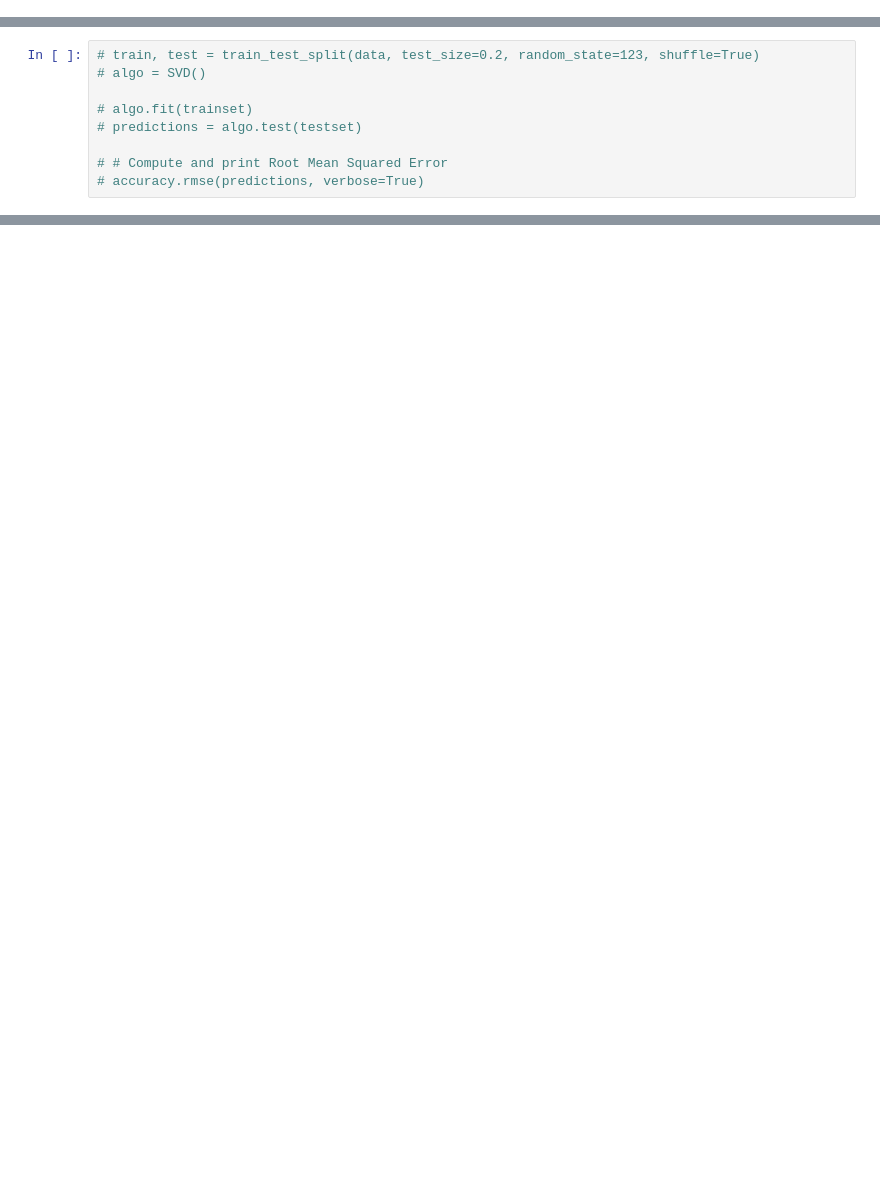
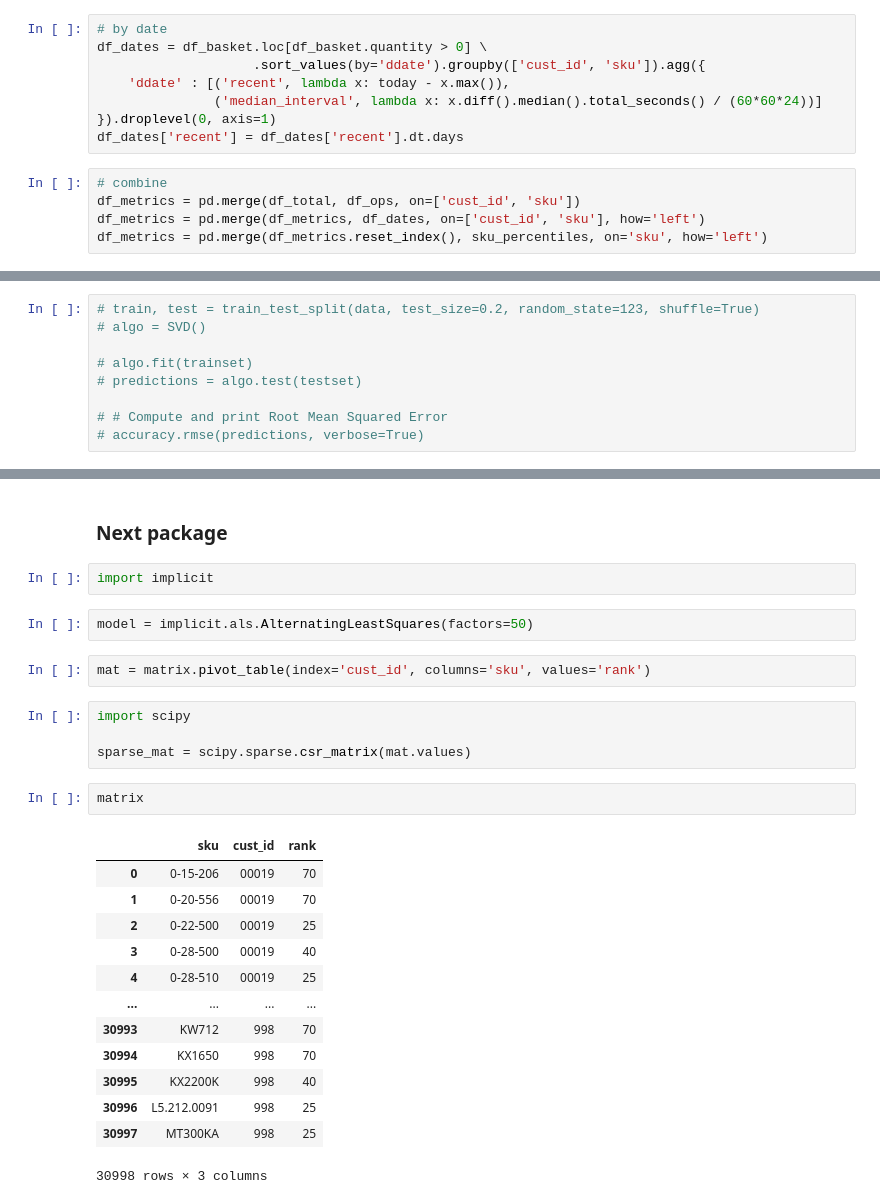
Before and after one commit to fpsawicki/42578-Advanced-Business-Analytics, a Jupyter notebook: Recommender.ipynb, the cells around one changed output, grey strips where cells are left out. Cells and saved outputs as stored; diff of their text form; blank space fills up the shorter version.

```diff
--- a/Recommender.ipynb
+++ b/Recommender.ipynb
@@ -31,0 +58,13 @@ array([ True, False])
+# %%
+# by date
+df_dates = df_basket.loc[df_basket.quantity > 0] \
+                    .sort_values(by='ddate').groupby(['cust_id', 'sku']).agg({
+    'ddate' : [('recent', lambda x: today - x.max()),
+               ('median_interval', lambda x: x.diff().median().total_seconds() / (60*60*24))]
+}).droplevel(0, axis=1)
+df_dates['recent'] = df_dates['recent'].dt.days
+# %%
+# combine
+df_metrics = pd.merge(df_total, df_ops, on=['cust_id', 'sku'])
+df_metrics = pd.merge(df_metrics, df_dates, on=['cust_id', 'sku'], how='left')
+df_metrics = pd.merge(df_metrics.reset_index(), sku_percentiles, on='sku', how='left')
@@ -98,0 +411,28 @@ np.array([p[2] for p in testset]).mean()
+# %% [markdown]
+### Next package
+# %%
+import implicit
+# %%
+model = implicit.als.AlternatingLeastSquares(factors=50)
+# %%
+mat = matrix.pivot_table(index='cust_id', columns='sku', values='rank')
+# %%
+import scipy
+
+sparse_mat = scipy.sparse.csr_matrix(mat.values)
+# %%
+matrix
+# %% [output]
+|  | sku | cust_id | rank |
+| 0 | 0-15-206 | 00019 | 70 |
+| 1 | 0-20-556 | 00019 | 70 |
+| 2 | 0-22-500 | 00019 | 25 |
+| 3 | 0-28-500 | 00019 | 40 |
+| 4 | 0-28-510 | 00019 | 25 |
+| ... | ... | ... | ... |
+| 30993 | KW712 | 998 | 70 |
+| 30994 | KX1650 | 998 | 70 |
+| 30995 | KX2200K | 998 | 40 |
+| 30996 | L5.212.0091 | 998 | 25 |
+| 30997 | MT300KA | 998 | 25 |
+30998 rows × 3 columns
```
Also changed, not shown: parts of 35 cells of this notebook.
